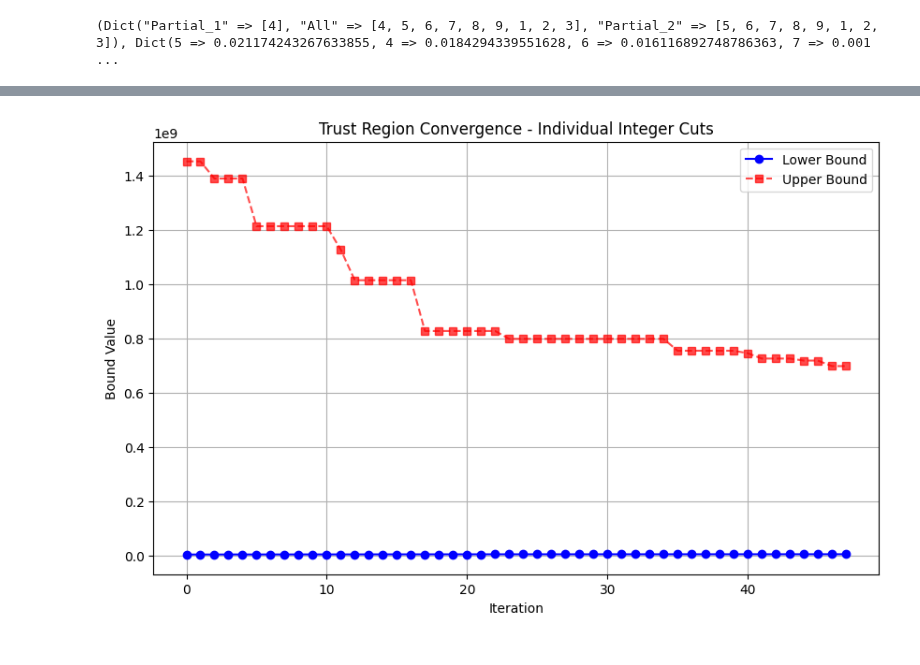
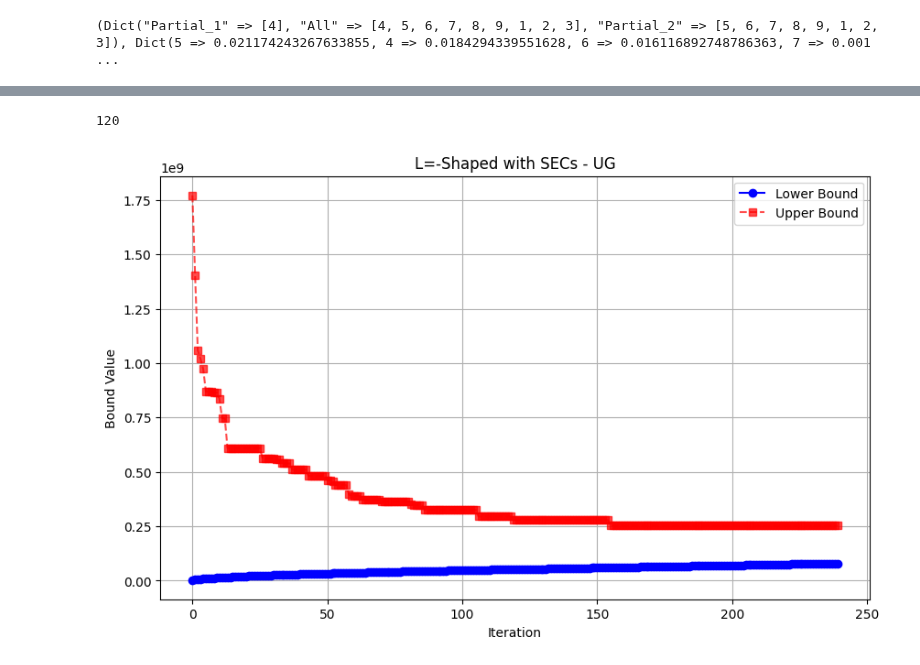
Before and after one commit to nuhorchak/Vaccine_Tender, a Jupyter notebook: L-shaped/Final_codes/test_NB.ipynb, the cells around one changed output, grey strips where cells are left out. Saved outputs shown, nothing was run; the diff lists cells and outputs as text; code cells hidden in the pictures.

```diff
--- a/L-shaped/Final_codes/test_NB.ipynb
+++ b/L-shaped/Final_codes/test_NB.ipynb
@@ -68,2 +66,6 @@ Dict{Any, Any} with 1400 entries:
+# %%
+num_vars = JuMP.num_variables(Masterproblem)
+# %% [output]
+120
 # %%
 d_real_tilde[("Rubella",1,1)]
@@ -102,31 +75,31 @@ new_updated_data = {
 # %%
 import matplotlib.pyplot as plt
 
 # # Adjust the length of both lists to match the shorter one
 # min_length = min(len(lower_bounds), len(upper_bounds))
 
 # # Trim both lists to the same length
 # lower_bounds = lower_bounds[:min_length]
 # upper_bounds = upper_bounds[:min_length]
 # iterations = list(range(min_length))
 
 # Plot the adjusted lower and upper bounds
 plt.figure(figsize=(10, 6))
 # Plot lower and upper bounds
 plt.plot(new_updated_data["lb"], label="Lower Bound", marker="o", linestyle="-", color="blue")
 plt.plot(new_updated_data["ub"], label="Upper Bound", marker="s", linestyle="--", color="red", alpha=0.7)
 
 # Labels and title
 plt.xlabel("Iteration")
 plt.ylabel("Bound Value")
-plt.title("Trust Region Convergence - Aggreated Integer Cuts")
+plt.title("L=-Shaped with SECs - UG")
 plt.legend()
 plt.grid(True)
-plt.savefig("UG_Trust_region_F_L_Y_Z_aggregated_cut.pdf")
+# plt.savefig("UG_L_shaped_trust_region.pdf")
 # Show the plot
 plt.show()
 # %% [output]
-[figure, old version]
+[figure, new version]
 # %%
             if iter2 >= 2
                 println("Generating trust region cuts")
```
Also changed, not shown: parts of 4 cells of this notebook, 36 other files.
